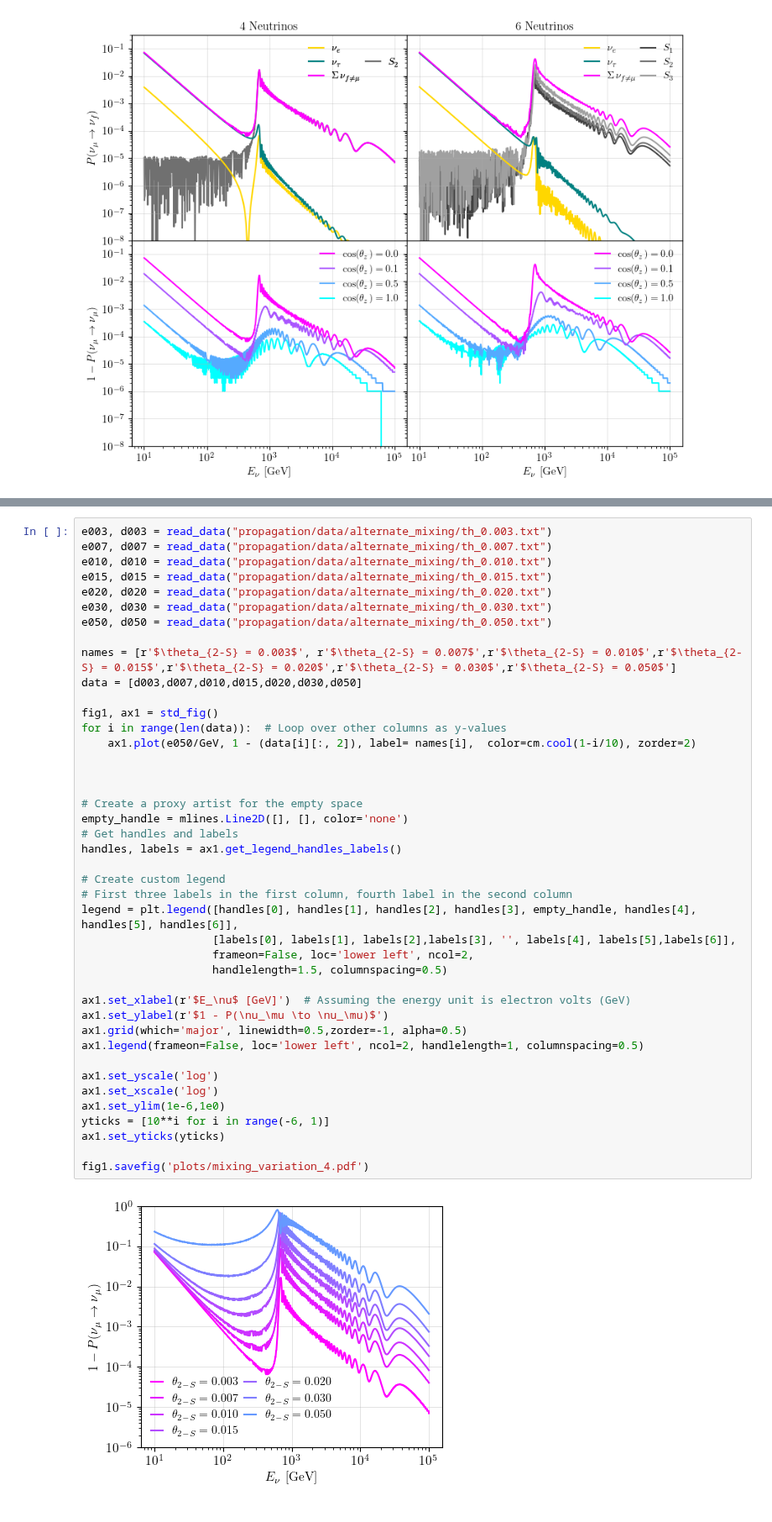
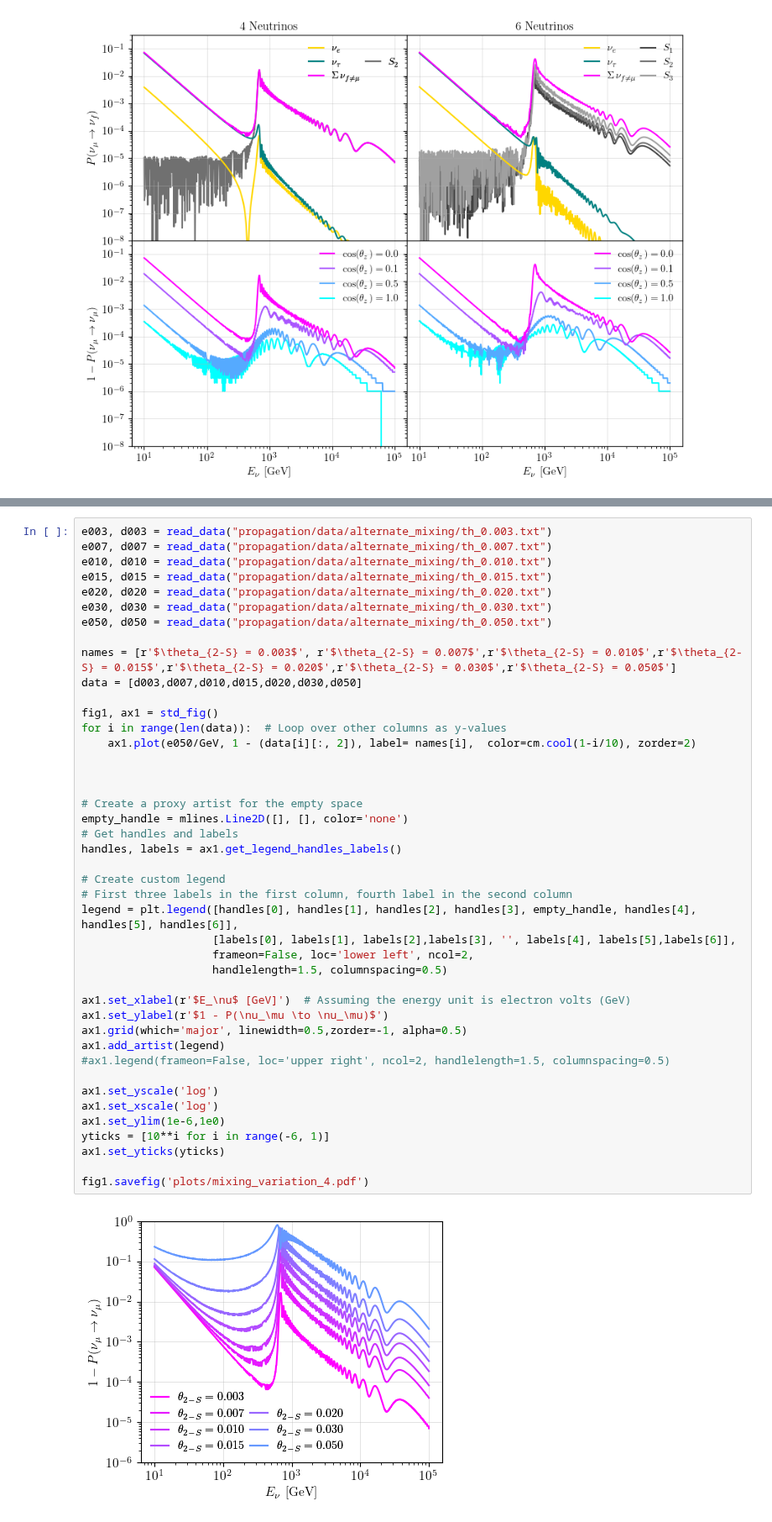
Before and after one commit to ConnorSponsler/For_Git, a Jupyter notebook: main_example_plots_Connor.ipynb, the cells around one changed output, grey strips where cells are left out. Shown at 84% size. Drawn from its saved outputs; the diff is of its cells as text.

Commit message:
new plots and data

```diff
--- a/main_example_plots_Connor.ipynb
+++ b/main_example_plots_Connor.ipynb
@@ -548,32 +551,33 @@ data = [d003,d007,d010,d015,d020,d030,d050]
 fig1, ax1 = std_fig()
 for i in range(len(data)):  # Loop over other columns as y-values
     ax1.plot(e050/GeV, 1 - (data[i][:, 2]), label= names[i],  color=cm.cool(1-i/10), zorder=2)
 
 
 
 # Create a proxy artist for the empty space
 empty_handle = mlines.Line2D([], [], color='none')
 # Get handles and labels
 handles, labels = ax1.get_legend_handles_labels()
 
 # Create custom legend
 # First three labels in the first column, fourth label in the second column
 legend = plt.legend([handles[0], handles[1], handles[2], handles[3], empty_handle, handles[4], handles[5], handles[6]],
                     [labels[0], labels[1], labels[2],labels[3], '', labels[4], labels[5],labels[6]],
                     frameon=False, loc='lower left', ncol=2,
                     handlelength=1.5, columnspacing=0.5)
 
 ax1.set_xlabel(r'$E_\nu$ [GeV]')  # Assuming the energy unit is electron volts (GeV)
 ax1.set_ylabel(r'$1 - P(\nu_\mu \to \nu_\mu)$')
 ax1.grid(which='major', linewidth=0.5,zorder=-1, alpha=0.5)
-ax1.legend(frameon=False, loc='lower left', ncol=2, handlelength=1, columnspacing=0.5)
+ax1.add_artist(legend)
+#ax1.legend(frameon=False, loc='upper right', ncol=2, handlelength=1.5, columnspacing=0.5)
 
 ax1.set_yscale('log')
 ax1.set_xscale('log')
 ax1.set_ylim(1e-6,1e0)
 yticks = [10**i for i in range(-6, 1)]
 ax1.set_yticks(yticks)
 
 fig1.savefig('plots/mixing_variation_4.pdf')
 # %% [output]
-[figure, old version]
+[figure, new version]
```
Also changed, not shown: parts of 8 cells of this notebook, 27 other files.
